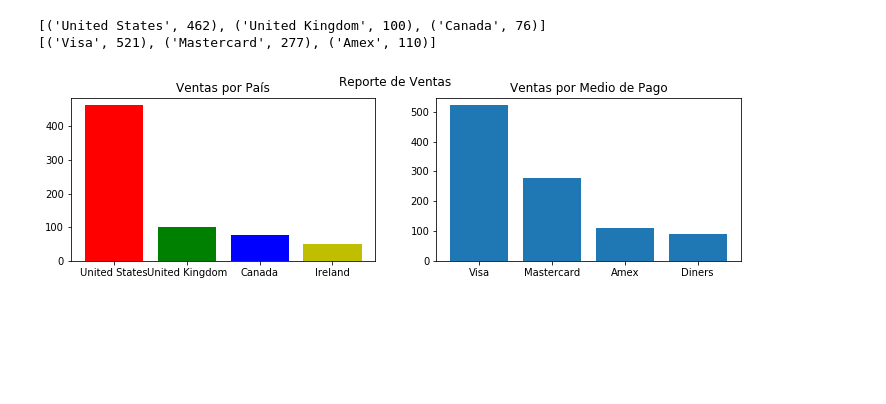
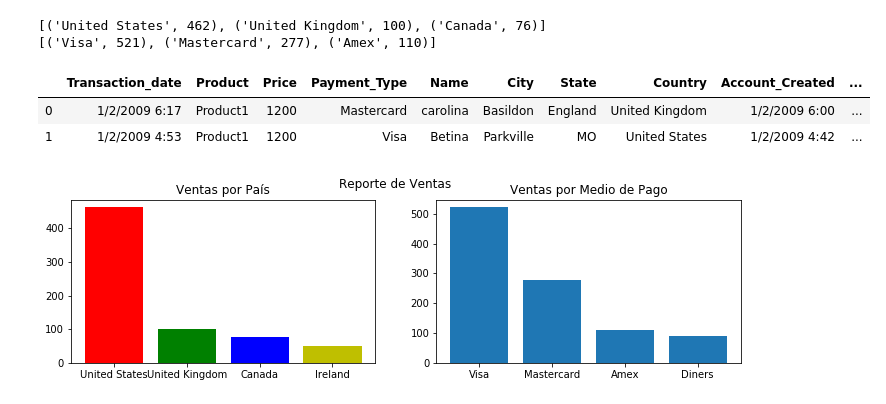
Before and after one commit to arleserp/cursopython, a Jupyter notebook: 15.Algunas librerías de utilidad en Python.ipynb, the cells around one changed output. Saved outputs shown, nothing was run; the diff lists cells and outputs as text; code cells hidden in the pictures; blank space fills up the shorter version.

```diff
--- a/15.Algunas librerías de utilidad en Python.ipynb
+++ b/15.Algunas librerías de utilidad en Python.ipynb
@@ -391,6 +391,12 @@ print(cv.most_common(3))
 # %% [output]
 [('United States', 462), ('United Kingdom', 100), ('Canada', 76)]
 [('Visa', 521), ('Mastercard', 277), ('Amex', 110)]
+# %%
+ventasdf.head(2)
+# %% [output]
+|  | Transaction_date | Product | Price | Payment_Type | Name | City | State | Country | Account_Created | ... |
+| 0 | 1/2/2009 6:17 | Product1 | 1200 | Mastercard | carolina | Basildon | England | United Kingdom | 1/2/2009 6:00 | ... |
+| 1 | 1/2/2009 4:53 | Product1 | 1200 | Visa | Betina | Parkville | MO | United States | 1/2/2009 4:42 | ... |
 # %%
 import numpy as np
 import matplotlib.pyplot as plt
```
Also changed, not shown: parts of 1 cell of this notebook.
